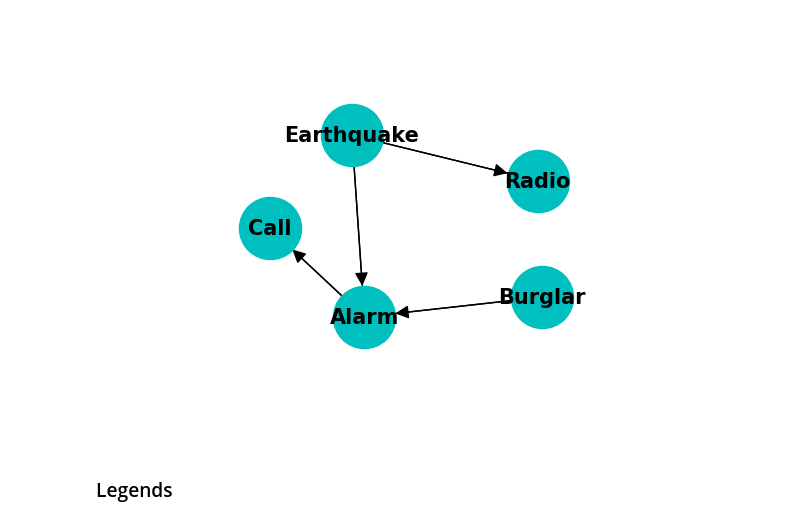
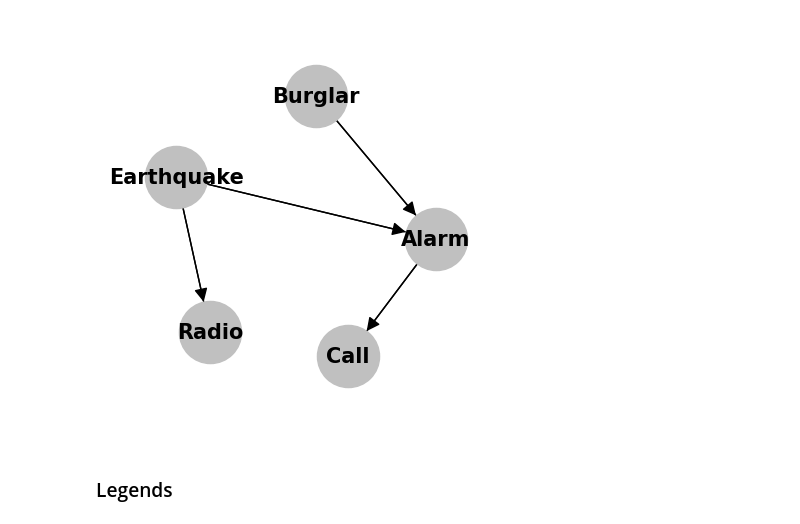
Before and after one commit to pratik2358/bayes_net_learning, a Jupyter notebook: code/alarm_example.ipynb, the cells around one changed output. Saved outputs shown, nothing was run; the diff lists cells and outputs as text; code cells hidden in the pictures.

```diff
--- a/code/alarm_example.ipynb
+++ b/code/alarm_example.ipynb
@@ -33,9 +33,9 @@ probs = {'E': [0.99, 0.01], 'B': [0.8, 0.2], 'A': [[0.86, 0.14], [0.03, 0.97], [
 data_sizes = [5, 10, 20, 50, 100, 200, 500, 1000, 2000, 5000, 10000]
 n = 100
 # %%
-visualize_BN(dependency_dict = dep_names_explicit, fig_name = 'alarm.pdf')
+visualize_BN(dependency_dict = dep_names_explicit, color = 'silver', seed = 84, k = 4, fig_name = 'alarm.pdf')
 # %% [output]
-[figure, old version]
+[figure, new version]
 # %% [markdown]
 ### Legends
 # %%
```
Also changed, not shown: 1 other file.
